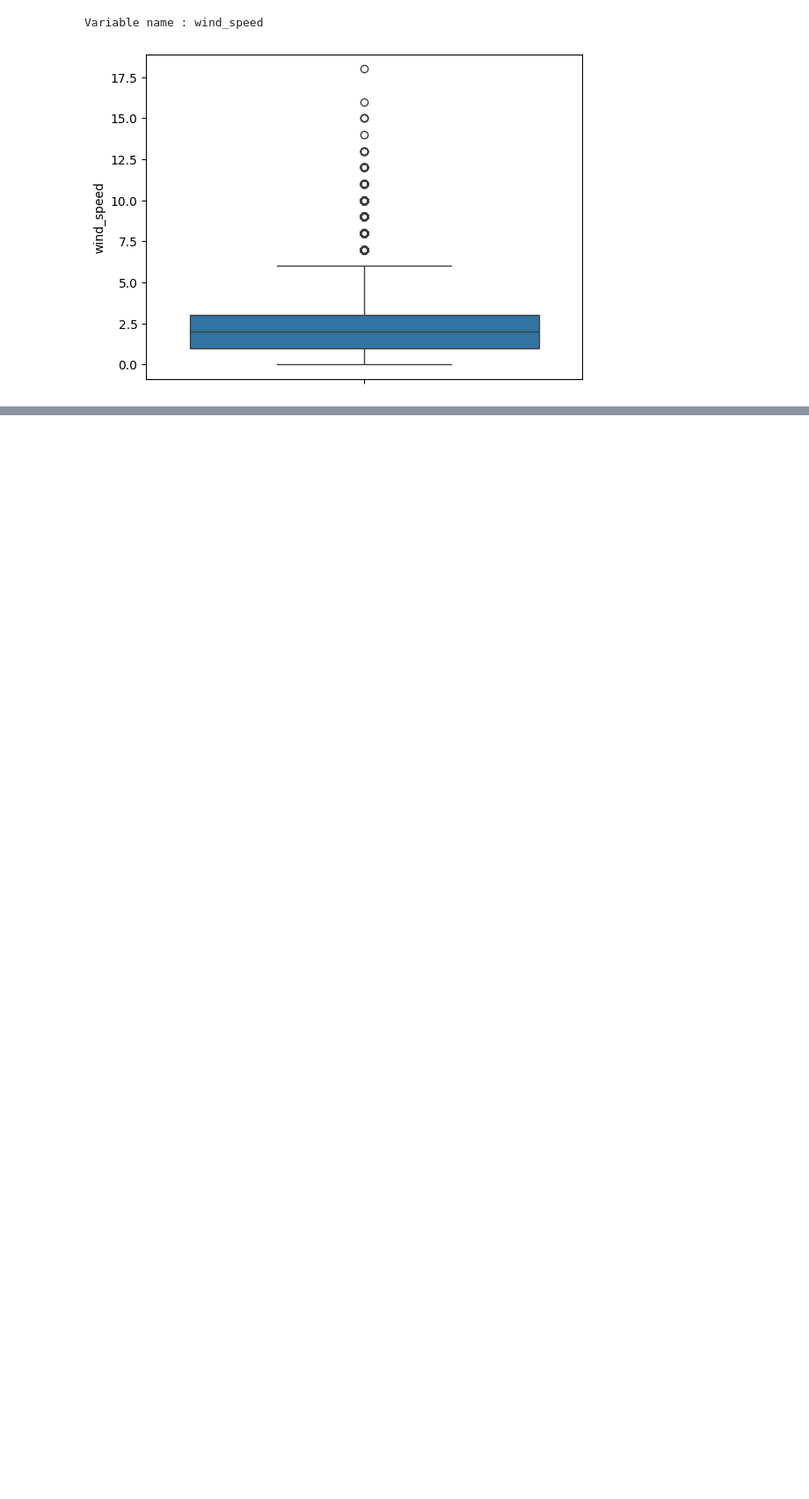
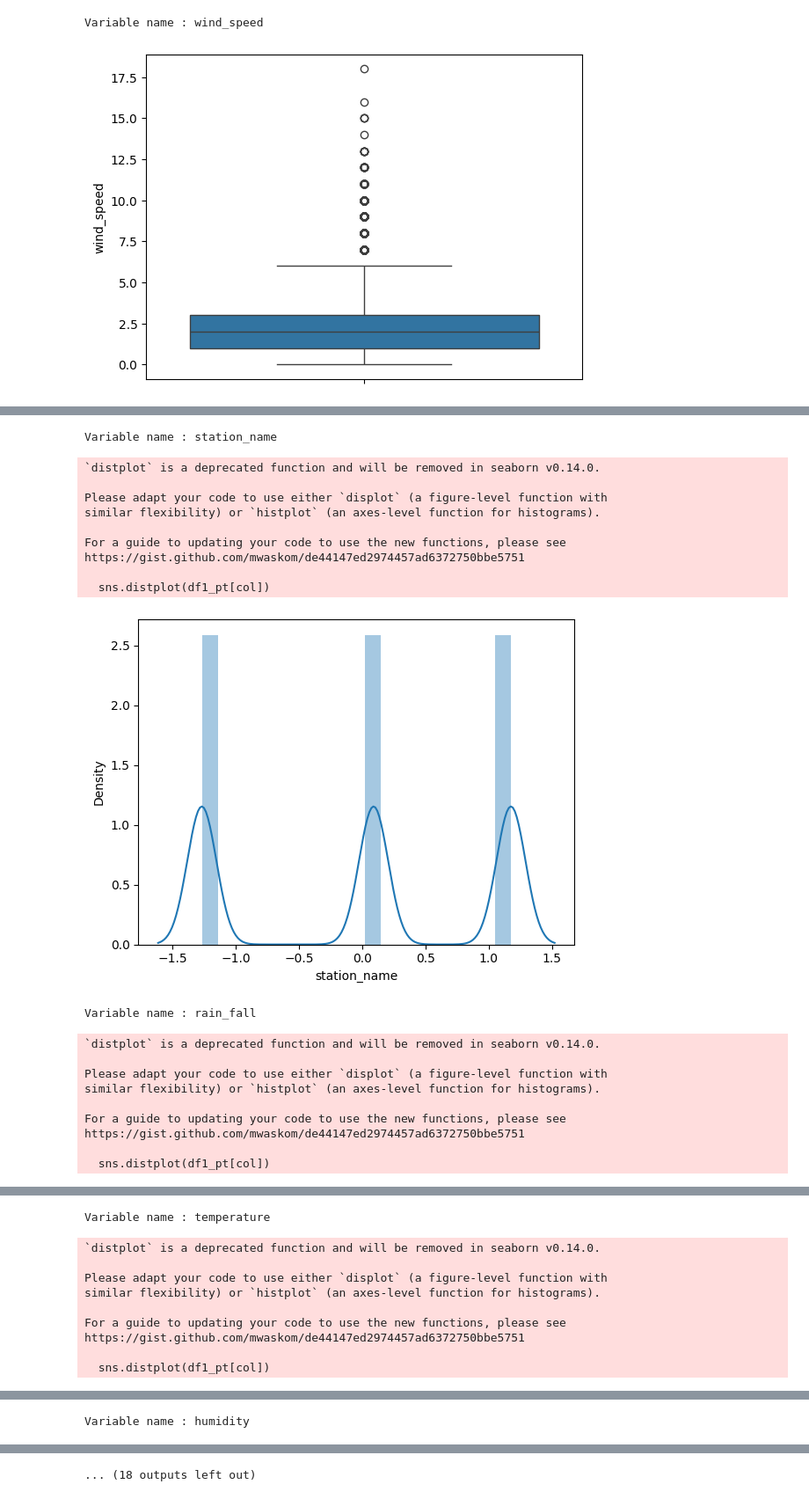
Before and after one commit to tiramiSoo/Rainfall-Prediction, a Jupyter notebook: Rain Fall Predict.ipynb, the cells around one changed output, grey strips where cells are left out. Shown at 88% size. Saved outputs shown, nothing was run; the diff lists cells and outputs as text; code cells hidden in the pictures; blank space fills up the shorter version.

```diff
--- a/Rain Fall Predict.ipynb
+++ b/Rain Fall Predict.ipynb
@@ -352,0 +390,10 @@ from sklearn import preprocessing
+# %%
+# Removing Date column
+df.drop('datetime', axis=1, inplace=True)
+# %%
+# Convert location column into numerical using Labelencoder
+from sklearn.preprocessing import LabelEncoder
+le = LabelEncoder()
+
+df['station_name'] = le.fit_transform(df['station_name']).astype('int32')
+df['wind_direction'] = le.fit_transform(df['wind_direction']).astype('int32')
@@ -352,0 +402,8 @@ from sklearn import preprocessing
+# %%
+df1 = df.copy(deep=True)
+# %%
+# Transform the dataset df1 using Powertransformer
+from sklearn.preprocessing import PowerTransformer
+pt = PowerTransformer()
+
+df1_pt = pd.DataFrame(pt.fit_transform(df1), columns=df1.columns)
@@ -352,0 +419,28 @@ from sklearn import preprocessing
+# %%
+# Check for normality for transformed data
+for col in df1_pt.columns:
+    print('Variable name :', col)
+    sns.distplot(df1_pt[col])
+    plt.show()
+# %% [output]
+Variable name : station_name
+`distplot` is a deprecated function and will be removed in seaborn v0.14.0.
+
+Please adapt your code to use either `displot` (a figure-level function with
+similar flexibility) or `histplot` (an axes-level function for histograms).
+
+For a guide to updating your code to use the new functions, please see
+https://gist.github.com/mwaskom/de44147ed2974457ad6372750bbe5751
+
+  sns.distplot(df1_pt[col])
+[figure, added]
+Variable name : rain_fall
+`distplot` is a deprecated function and will be removed in seaborn v0.14.0.
+
+Please adapt your code to use either `displot` (a figure-level function with
+similar flexibility) or `histplot` (an axes-level function for histograms).
+
+For a guide to updating your code to use the new functions, please see
+https://gist.github.com/mwaskom/de44147ed2974457ad6372750bbe5751
+
+  sns.distplot(df1_pt[col])
@@ -352,0 +448,10 @@ from sklearn import preprocessing
+Variable name : temperature
+`distplot` is a deprecated function and will be removed in seaborn v0.14.0.
+
+Please adapt your code to use either `displot` (a figure-level function with
+similar flexibility) or `histplot` (an axes-level function for histograms).
+
+For a guide to updating your code to use the new functions, please see
+https://gist.github.com/mwaskom/de44147ed2974457ad6372750bbe5751
+
+  sns.distplot(df1_pt[col])
@@ -352,0 +459 @@ from sklearn import preprocessing
+Variable name : humidity
@@ -352,0 +470 @@ from sklearn import preprocessing
+... (18 outputs left out)
```
Also changed, not shown: parts of 17 cells of this notebook.
